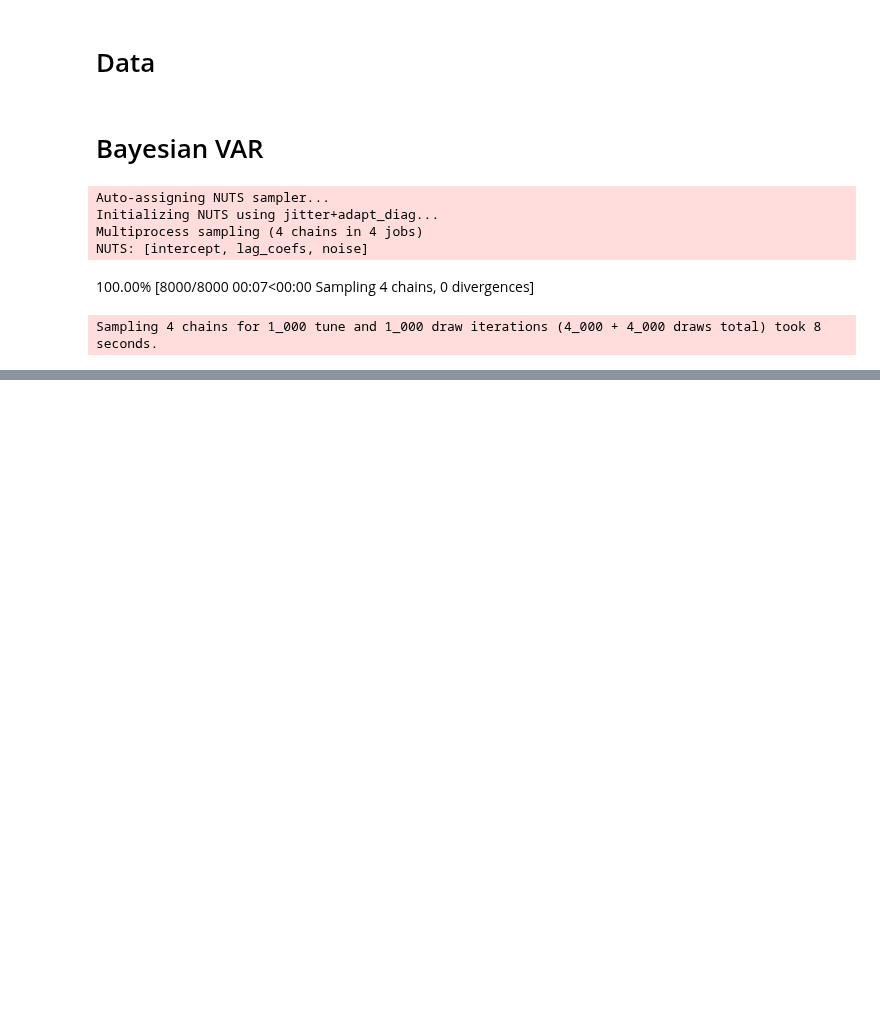
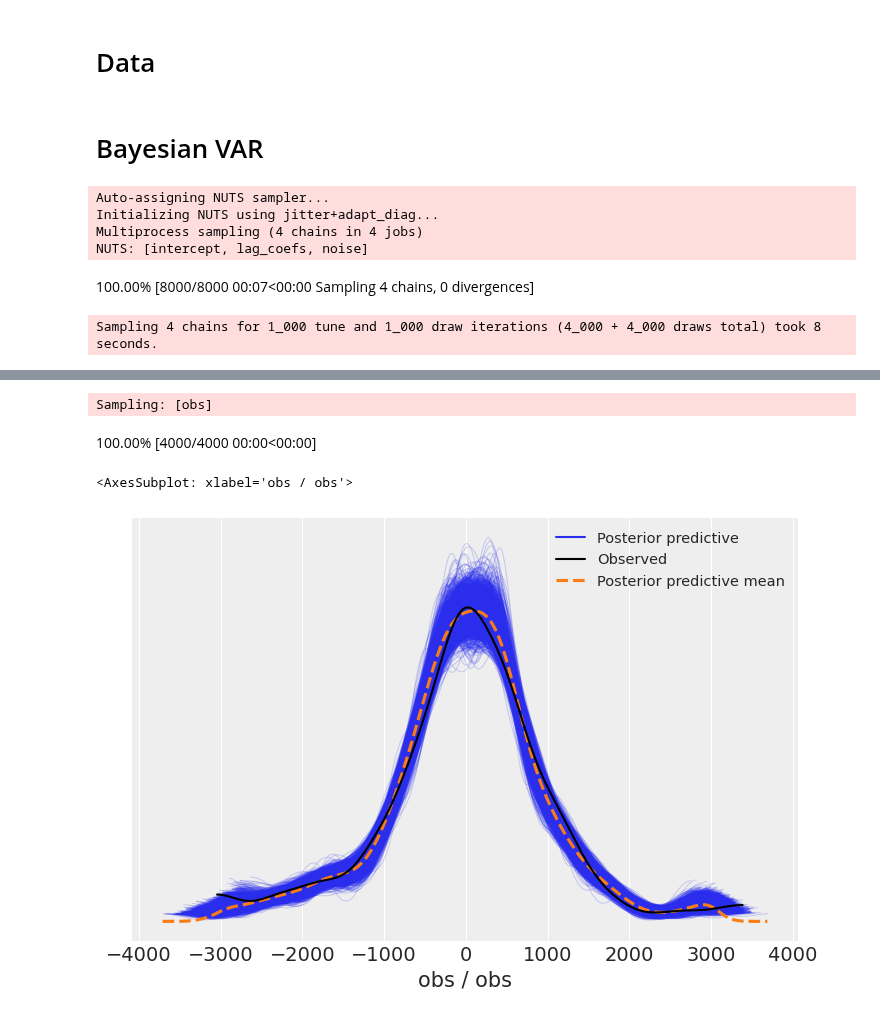
Before and after one commit to jl-haystacks/hackstack-ai-project-3-group1, a Jupyter notebook: BVAR - Generalized.ipynb, the cells around one changed output, grey strips where cells are left out. Drawn from its saved outputs; the diff is of its cells as text; code cells hidden in the pictures; blank space fills up the shorter version.

```diff
--- a/BVAR - Generalized.ipynb
+++ b/BVAR - Generalized.ipynb
@@ -302,2 +303,11 @@ hdi_mean = np.mean(forecast_distribution)
+# %%
+with BVAR_model.model:
+    ppc = pm.sample_posterior_predictive(BVAR_model.trace, random_seed=RANDOM_SEED)
+az.plot_ppc(ppc.sel(vars=market_features[0]))
+# %% [output]
+Sampling: [obs]
+100.00% [4000/4000 00:00<00:00]
+<AxesSubplot: xlabel='obs / obs'>
+[figure, added]
 # %%
 time_series_cv(data, market_df, market_features[0], 100, horizon=horizon,
```
Also changed, not shown: parts of 5 cells of this notebook.
